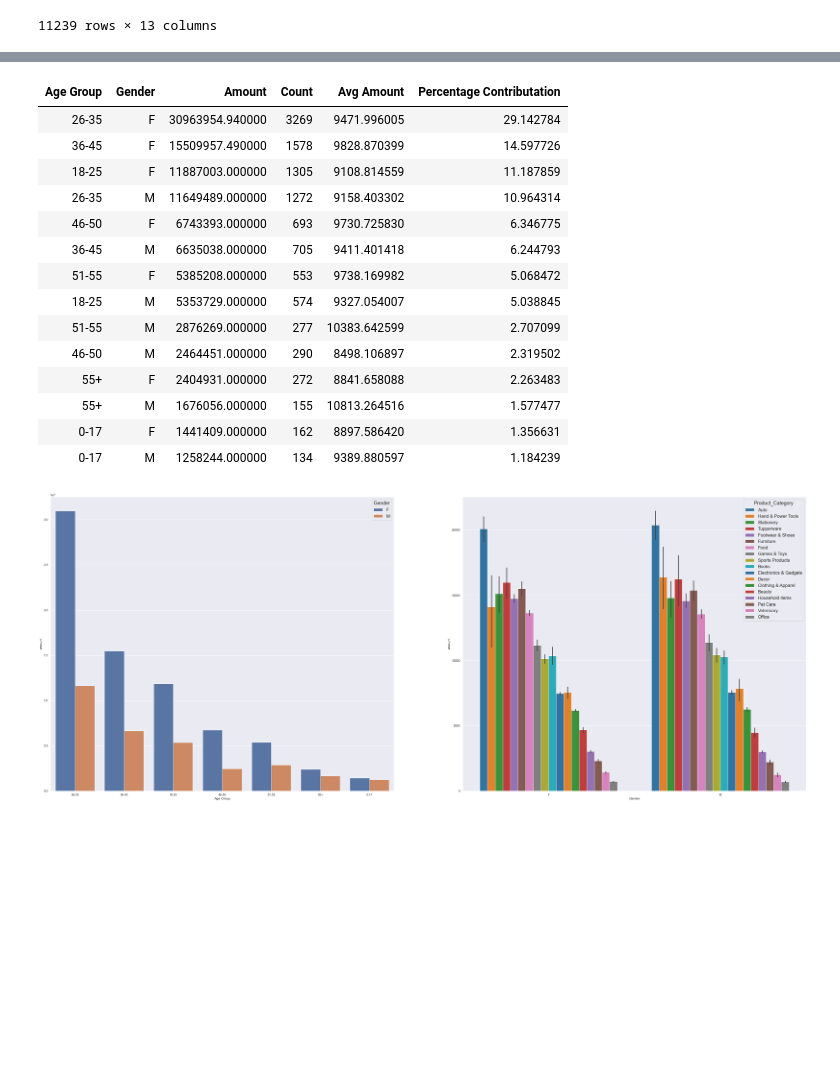
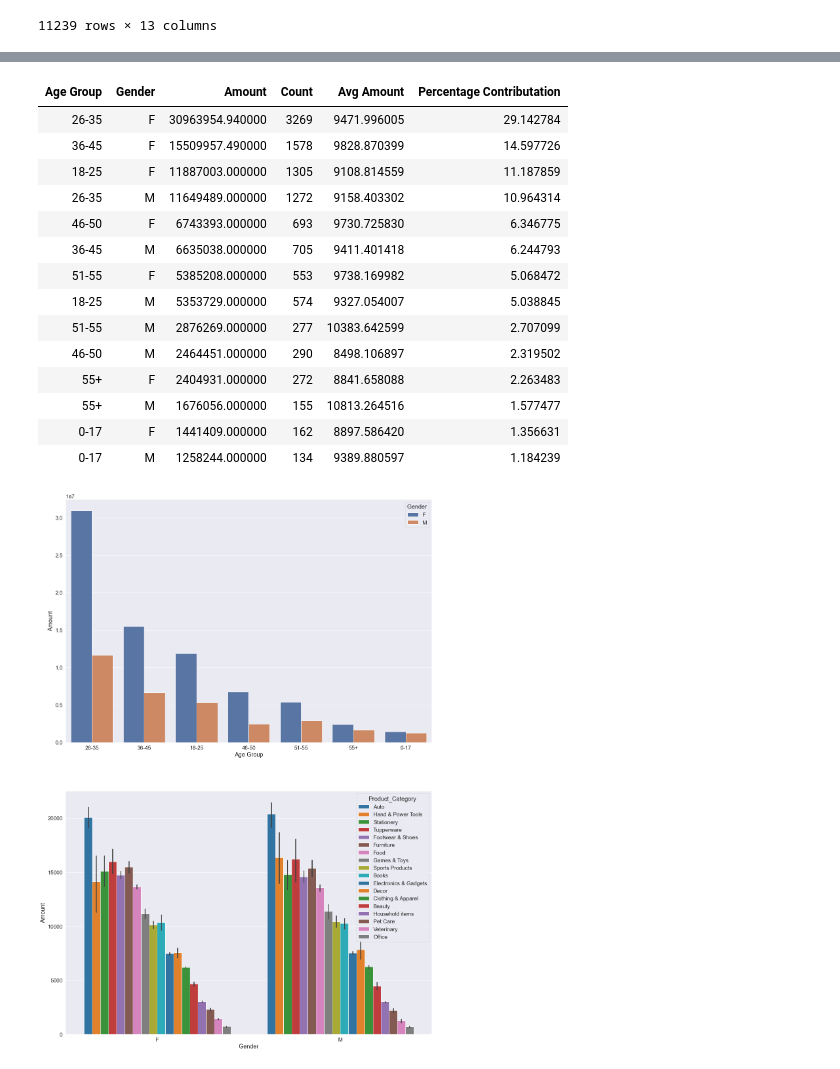
Before and after one commit to hk131999/Dawali_sale_analysis_Python, a Jupyter notebook: Diwali_Sale_analysis.ipynb, the cells around one changed output, grey strips where cells are left out. Saved outputs shown, nothing was run; the diff lists cells and outputs as text; code cells hidden in the pictures; blank space fills up the shorter version.

```diff
--- a/Diwali_Sale_analysis.ipynb
+++ b/Diwali_Sale_analysis.ipynb
@@ -92,12 +92,15 @@ data
 | 11250 | 1002744 | Brumley | P00281742 | F | 18-25 | 19 | Not Married | Maharashtra | Western | ... |
 11239 rows × 13 columns
 # %%
-fig,ax=plt.subplots(1,2)
-fig.set_figwidth(40)
-fig.set_figheight(10)
-sns.set(font_scale=1)
+fig,ax=plt.subplots(2,1)
+fig.set_figwidth(5)
+fig.set_figheight(15)
+sns.set(font_scale=1.5)
 sns.countplot(x=data.Gender,data=data,ax=ax[0])
+ax[0].set_ylabel('Count')
+ax[0].set_title('Count of Gender')
 sns.countplot(x='Gender',data=data,hue='Marital_Status',ax=ax[1])
+ax[1].set_title('Count of Gender vs Gender vs Maritial Status')
 Inf_Gender=pd.DataFrame()
 Inf_Gender['Gender']=['F','M']
 Inf_Gender['Count']=[data['Gender'].value_counts()[0],data['Gender'].value_counts()[1]]
@@ -133,29 +136,29 @@ Age_group_info['Count']=(data.groupby(['Age Group','Gender'],as_index=False)['Ge
 Age_group_info['Avg Amount']=Age_group_info['Amount']/Age_group_info['Count']
 Age_group_info['Percentage Contributation']=(Age_group_info['Amount']/Age_group_info['Amount'].sum())*100
 # %%
-fig,ax=plt.subplots(1,2)
-fig.set_figwidth(50)
-fig.set_figheight(20)
+fig,ax=plt.subplots(2,1)
+fig.set_figwidth(20)
+fig.set_figheight(30)
 sns.set(font_scale=1.5)
 sns.barplot(x='Age Group',y='Amount',data=Age_group_info,hue='Gender',ax=ax[0])
 sns.barplot(x='Gender',y='Amount',data=data,hue='Product_Category',ax=ax[1],palette='tab10')
 Age_group_info.style.hide_index()
 # %% [output]
 | Age Group | Gender | Amount | Count | Avg Amount | Percentage Contributation |
 | 26-35 | F | 30963954.940000 | 3269 | 9471.996005 | 29.142784 |
 | 36-45 | F | 15509957.490000 | 1578 | 9828.870399 | 14.597726 |
 | 18-25 | F | 11887003.000000 | 1305 | 9108.814559 | 11.187859 |
 | 26-35 | M | 11649489.000000 | 1272 | 9158.403302 | 10.964314 |
 | 46-50 | F | 6743393.000000 | 693 | 9730.725830 | 6.346775 |
 | 36-45 | M | 6635038.000000 | 705 | 9411.401418 | 6.244793 |
 | 51-55 | F | 5385208.000000 | 553 | 9738.169982 | 5.068472 |
 | 18-25 | M | 5353729.000000 | 574 | 9327.054007 | 5.038845 |
 | 51-55 | M | 2876269.000000 | 277 | 10383.642599 | 2.707099 |
 | 46-50 | M | 2464451.000000 | 290 | 8498.106897 | 2.319502 |
 | 55+ | F | 2404931.000000 | 272 | 8841.658088 | 2.263483 |
 | 55+ | M | 1676056.000000 | 155 | 10813.264516 | 1.577477 |
 | 0-17 | F | 1441409.000000 | 162 | 8897.586420 | 1.356631 |
 | 0-17 | M | 1258244.000000 | 134 | 9389.880597 | 1.184239 |
-[figure, old version]
+[figure, new version]
 # %%
 fig,ax=plt.subplots(2,1)
```
Also changed, not shown: parts of 4 cells of this notebook.
